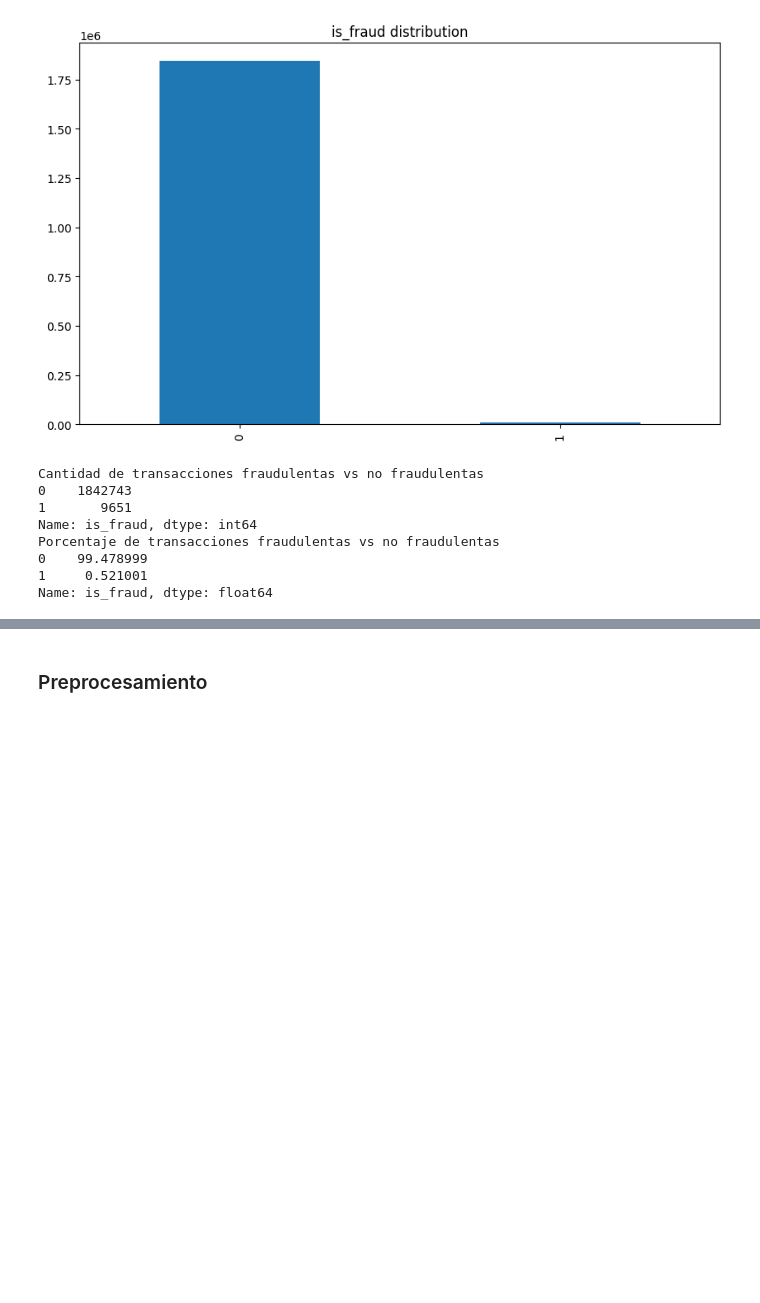
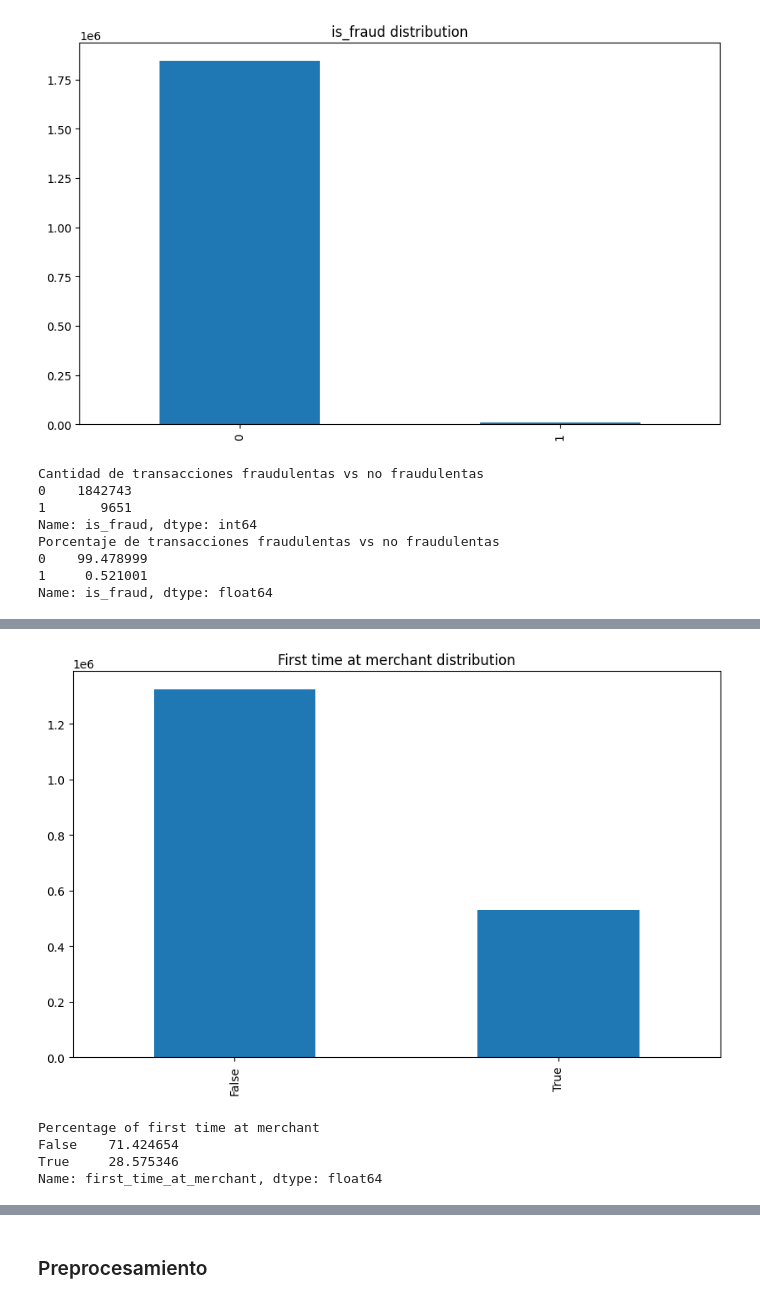
Before and after one commit to andresdlRoca/CC_Fraud_ML, a Jupyter notebook: cc_fraud.ipynb, the cells around one changed output, grey strips where cells are left out. Saved outputs shown, nothing was run; the diff lists cells and outputs as text; code cells hidden in the pictures; blank space fills up the shorter version.

```diff
--- a/cc_fraud.ipynb
+++ b/cc_fraud.ipynb
@@ -111,0 +130,17 @@ https://gist.github.com/mwaskom/de44147ed2974457ad6372750bbe5751
+# %%
+# First time at merchant
+plt.figure(figsize=(10, 6))
+data['first_time_at_merchant'].value_counts().plot(kind='bar')
+plt.title('First time at merchant distribution')
+plt.show()
+# %% [output]
+[figure, added]
+# %%
+# Percentage of first time at merchant
+print("Percentage of first time at merchant")
+print(data['first_time_at_merchant'].value_counts(normalize=True) * 100)
+# %% [output]
+Percentage of first time at merchant
+False    71.424654
+True     28.575346
+Name: first_time_at_merchant, dtype: float64
```
Also changed, not shown: parts of 8 cells of this notebook.
